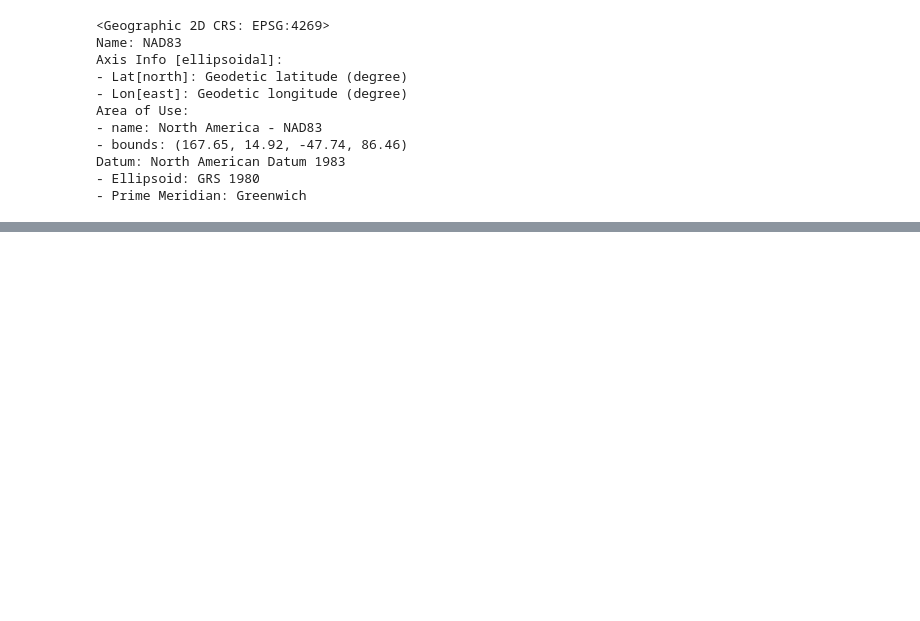
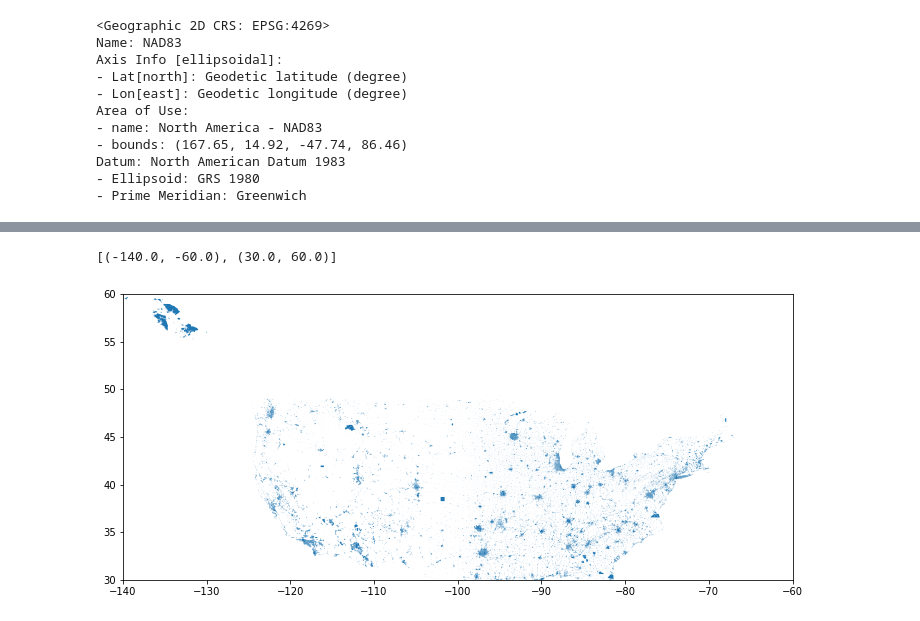
Before and after one commit to zac-stanley/us-communities-fire, a Jupyter notebook: notebooks/zs_data_exploration.ipynb, the cells around one changed output, grey strips where cells are left out. Drawn from its saved outputs; the diff is of its cells as text; code cells hidden in the pictures; blank space fills up the shorter version.

Commit message:
create new json and update jupyter notebook

```diff
--- a/notebooks/zs_data_exploration.ipynb
+++ b/notebooks/zs_data_exploration.ipynb
@@ -50,0 +57,4 @@ Datum: North American Datum 1983
+# %%
+# read the data
+cdps = geopandas.read_file('data/cdps.json')
+cdps.head()
@@ -50,0 +68,7 @@ Datum: North American Datum 1983
+# %%
+# basic plot of the data
+ax = cdps.plot(figsize=(12,12));
+ax.set(xlim=(-140,-60), ylim=(30, 60)) # scale the figure with axes values
+# %% [output]
+[(-140.0, -60.0), (30.0, 60.0)]
+[figure, added]
```
Also changed, not shown: parts of 4 cells of this notebook, 2 other files.
